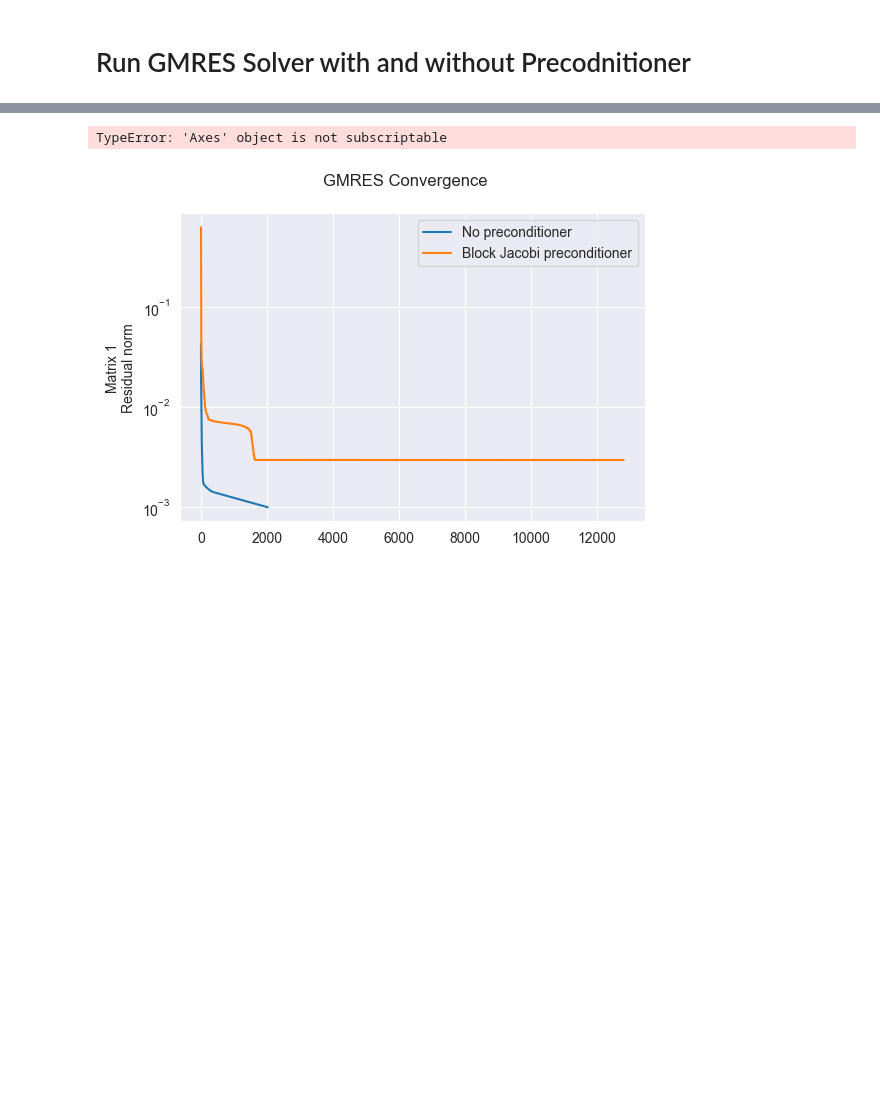
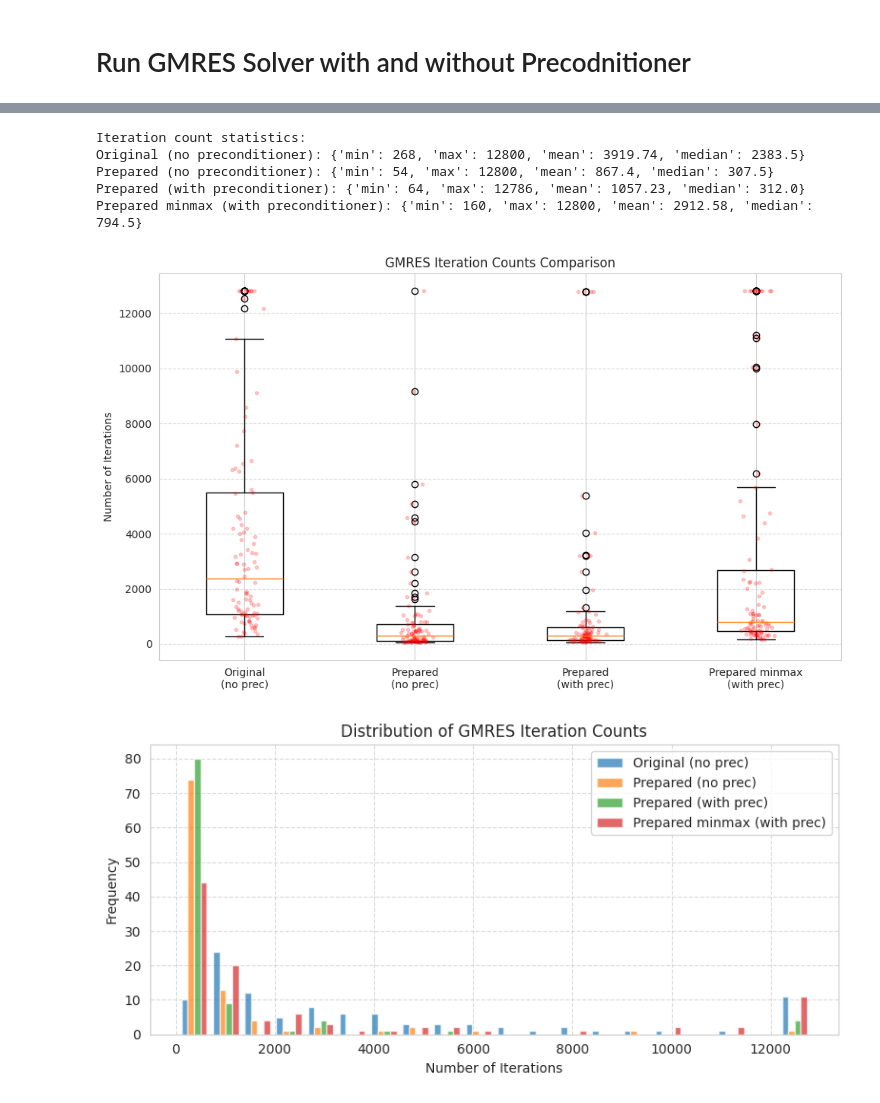
Before and after one commit to 24io/opencampus-ai-project, a Jupyter notebook: testrun.ipynb, the cells around one changed output, grey strips where cells are left out. Saved outputs shown, nothing was run; the diff lists cells and outputs as text; code cells hidden in the pictures; blank space fills up the shorter version.

```diff
--- a/testrun.ipynb
+++ b/testrun.ipynb
@@ -317,22 +358,60 @@ Relative residual:
-# %%
-# Plot convergence for a few matrices
-num_plots = min(1, A.shape[0])
-fig, axes = plt.subplots(num_plots, 1, figsize=(6, 4*num_plots), sharex=True)
-fig.suptitle('GMRES Convergence')
-
-for i in range(num_plots):
-    ax = axes[i] if num_plots > 1 else axes
-    ax.semilogy(residuals_no_prec[i], label='No preconditioner')
-    ax.semilogy(residuals_prec[i], label='Block Jacobi preconditioner')
-    ax.set_ylabel(f'Matrix {i+1}\nResidual norm')
-    ax.legend()
-
-# axes[-1].set_xlabel('Iteration')
-plt.tight_layout()
-plt.show()
-# %% [output]
-TypeError: 'Axes' object is not subscriptable
-[figure, removed]
+# %%
+import numpy as np
+import matplotlib.pyplot as plt
+
+# Calculate statistics for iteration counts
+def iter_stats(iters):
+    return {
+        'min': np.min(iters),
+        'max': np.max(iters),
+        'mean': np.mean(iters),
+        'median': np.median(iters)
+    }
+
+# Print statistics
+print("Iteration count statistics:")
+print(f"Original (no preconditioner): {iter_stats(iters_no_prec_original)}")
+print(f"Prepared (no preconditioner): {iter_stats(iters_no_prec)}")
+print(f"Prepared (with preconditioner): {iter_stats(iters_prec)}")
+print(f"Prepared minmax (with preconditioner): {iter_stats(iters_prec_minmax)}")
+
+# Create box plots
+plt.figure(figsize=(10, 6))
+bp = plt.boxplot([iters_no_prec_original, iters_no_prec, iters_prec, iters_prec_minmax],
+                 labels=['Original\n(no prec)', 'Prepared\n(no prec)', 'Prepared\n(with prec)', 'Prepared minmax\n(with prec)'])
+
+plt.title('GMRES Iteration Counts Comparison')
+plt.ylabel('Number of Iterations')
+plt.grid(True, axis='y', linestyle='--', alpha=0.7)
+
+# Add some jitter to the data points
+for i, data in enumerate([iters_no_prec_original, iters_no_prec, iters_prec, iters_prec_minmax], 1):
+    x = np.random.normal(i, 0.04, size=len(data))
+    plt.plot(x, data, 'r.', alpha=0.2)
+
+plt.tight_layout()
+plt.show()
+
+# Histogram
+plt.figure(figsize=(8, 4))
+plt.hist([iters_no_prec_original, iters_no_prec, iters_prec, iters_prec_minmax],
+         label=['Original (no prec)', 'Prepared (no prec)', 'Prepared (with prec)', 'Prepared minmax (with prec)'],
+         bins=20, alpha=0.7)
+plt.xlabel('Number of Iterations')
+plt.ylabel('Frequency')
+plt.title('Distribution of GMRES Iteration Counts')
+plt.legend()
+plt.grid(True, linestyle='--', alpha=0.7)
+plt.tight_layout()
+plt.show()
+# %% [output]
+Iteration count statistics:
+Original (no preconditioner): {'min': 268, 'max': 12800, 'mean': 3919.74, 'median': 2383.5}
+Prepared (no preconditioner): {'min': 54, 'max': 12800, 'mean': 867.4, 'median': 307.5}
+Prepared (with preconditioner): {'min': 64, 'max': 12786, 'mean': 1057.23, 'median': 312.0}
+Prepared minmax (with preconditioner): {'min': 160, 'max': 12800, 'mean': 2912.58, 'median': 794.5}
+[figure, added]
+[figure, added]
 # %%
 # Function to plot matrices
 def plot_matrices(matrices: List[np.ndarray], titles: List[str], colorbar: str = VALUE_COLORBAR) -> None:
```
Also changed, not shown: parts of 13 cells of this notebook.
